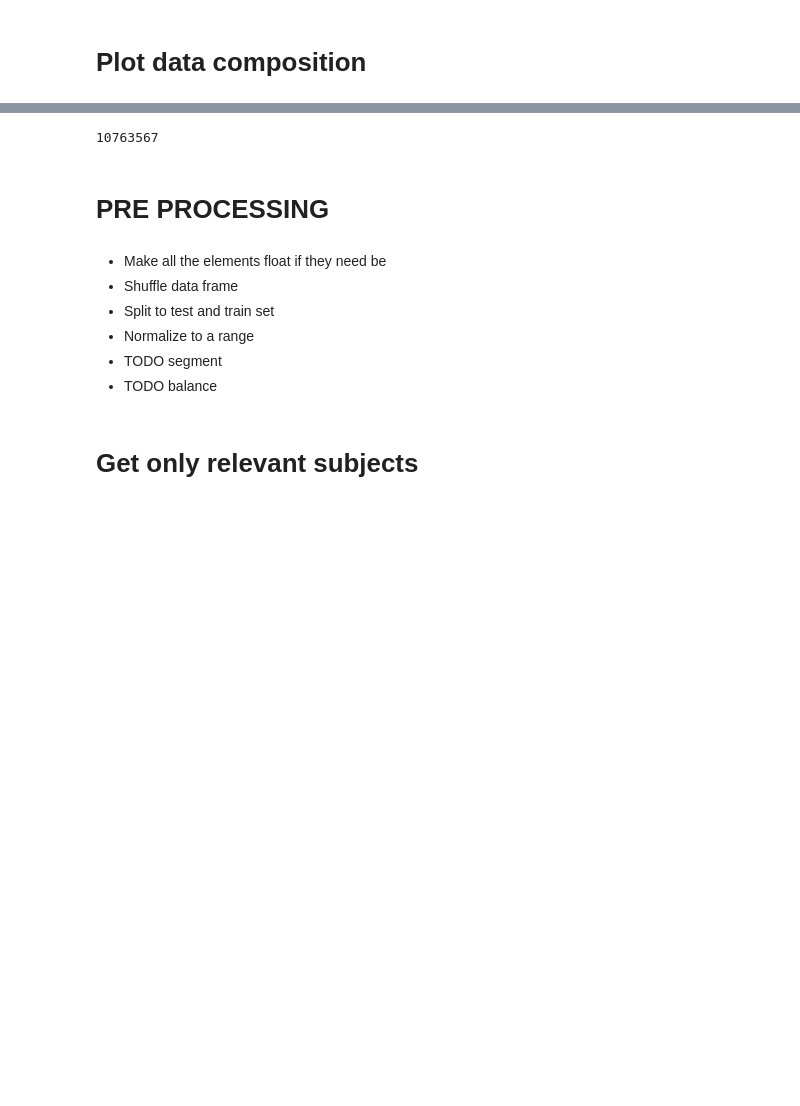
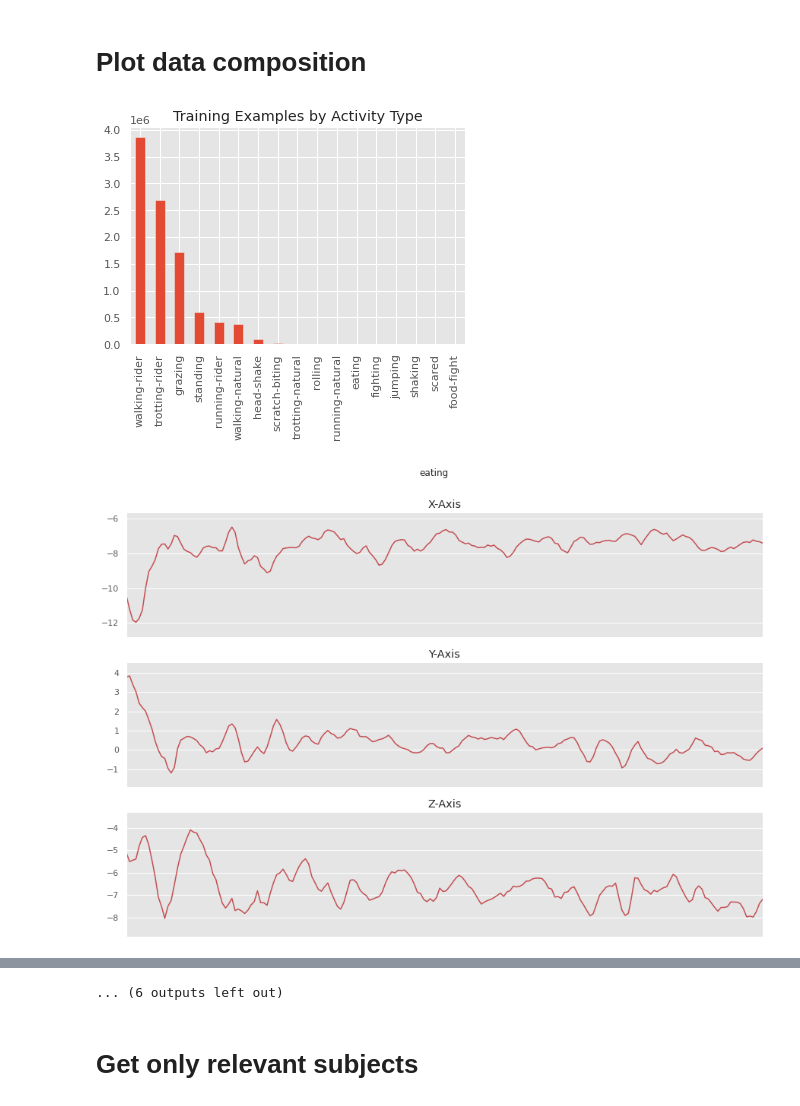
Before and after one commit to jacob-kamminga/AI_Sensus_thesis_experiments, a Jupyter notebook: Preprocessing.ipynb, the cells around one changed output, grey strips where cells are left out. Saved outputs shown, nothing was run; the diff lists cells and outputs as text; code cells hidden in the pictures; blank space fills up the shorter version.

```diff
--- a/Preprocessing.ipynb
+++ b/Preprocessing.ipynb
@@ -103,33 +109,36 @@ df.head(10)
 # %%
 
 #Training examples per activity type
-df['label'].value_counts().plot(kind='bar', title='Training Examples of subject Viva by Activity Type')
+df['label'].value_counts().plot(kind='bar', title='Training Examples by Activity Type')
 plt.show()
 
 SECONDS = 10 #nr of seconds to display accelerometer data
 SAMPLING_RATE = 20 #the sampling rate at which data was recorded
 
 def plot_activity(activity, data):
 
     fig, (ax0, ax1, ax2) = plt.subplots(nrows=3, figsize=(15, 10), sharex=True)
     plot_axis(ax0, data['datetime'], data['Ax'], 'X-Axis')
     plot_axis(ax1, data['datetime'], data['Ay'], 'Y-Axis')
     plot_axis(ax2, data['datetime'], data['Az'], 'Z-Axis')
     plt.subplots_adjust(hspace=0.2)
     fig.suptitle(activity)
     plt.subplots_adjust(top=0.90)
     plt.show()
 
 def plot_axis(ax, x, y, title):
 
     ax.plot(x, y, 'r')
     ax.set_title(title)
     ax.xaxis.set_visible(False)
     ax.set_ylim([min(y) - np.std(y), max(y) + np.std(y)])
     ax.set_xlim([min(x), max(x)])
     ax.grid(True)
 
 #plot all 3 subplots for each activity
 for activity in np.unique(df['label']):
     subset = df[df['label'] == activity][:SECONDS*SAMPLING_RATE]
     plot_activity(activity, subset)
+# %% [output]
+[figure, added]
+[figure, added]
@@ -135,0 +155 @@ for activity in np.unique(df['label']):
+... (6 outputs left out)
@@ -142,4 +155,0 @@ for activity in np.unique(df['label']):
-# %%
-len(df)
-# %% [output]
-10763567
@@ -149,12 +156,3 @@ len(df)
-# %% [markdown]
-# PRE PROCESSING
-# %% [markdown]
-- Make all the elements float if they need be
-- Shuffle data frame
-- Split to test and train set
-- Normalize to a range
-- TODO segment
-- TODO balance
 # %% [markdown]
 # Get only relevant subjects
 # %%
```
Also changed, not shown: parts of 16 cells of this notebook.
